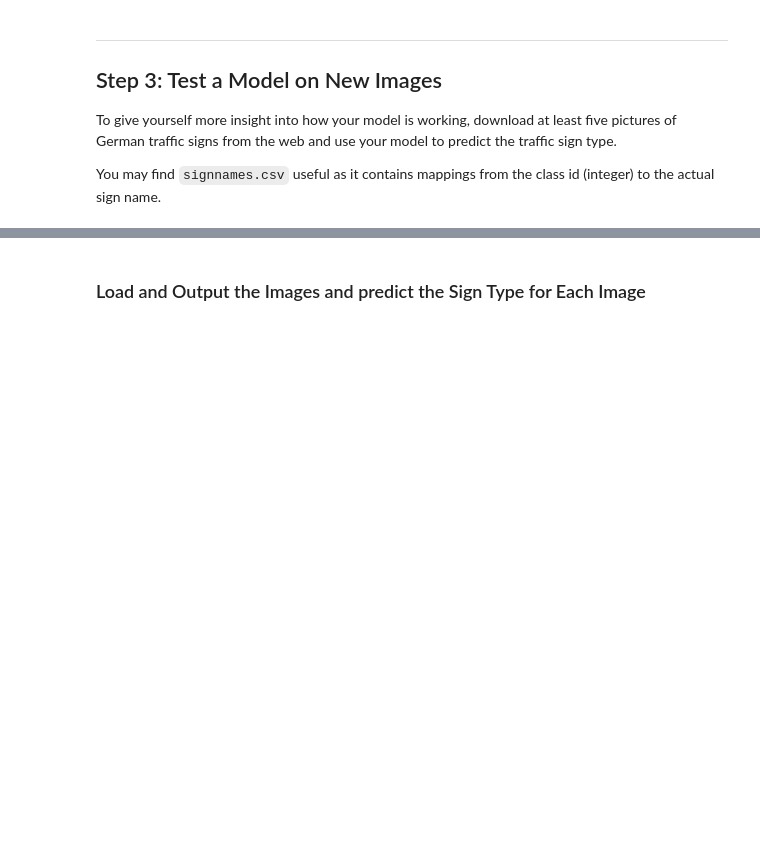
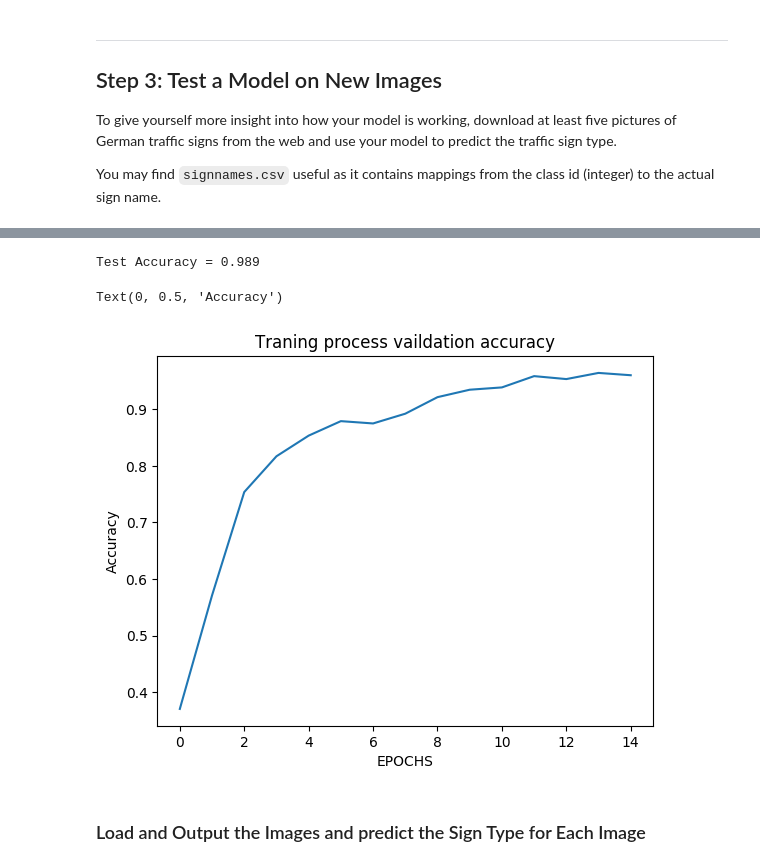
Before and after one commit to bessszilard/Udacity-Self-Driving-Car-Engineer-Nanodegree-Program, a Jupyter notebook: Project-3-Traffic-Sign-Classifier/Traffic_Sign_Classifier.ipynb, the cells around one changed output, grey strips where cells are left out. Drawn from its saved outputs; the diff is of its cells as text; code cells hidden in the pictures; blank space fills up the shorter version.

```diff
--- a/Project-3-Traffic-Sign-Classifier/Traffic_Sign_Classifier.ipynb
+++ b/Project-3-Traffic-Sign-Classifier/Traffic_Sign_Classifier.ipynb
@@ -539,3 +520,23 @@ Test Accuracy = 0.961
+# %%
+X_train, y_train = train['features'], train['labels']
+X_train = preprocess_multiple_images(X_train)
+# X_test = preprocess_multiple_images(X_test)
+with tf.Session() as sess:
+    saver.restore(sess, tf.train.latest_checkpoint('.'))
+
+    test_accuracy = evaluate(X_train, y_train)
+    print("Test Accuracy = {:.3f}".format(test_accuracy))
+# %% [output]
+Test Accuracy = 0.989
+# %%
+saveOveral_acc = overal_acc
+plt.plot(saveOveral_acc)
+plt.title("Traning process vaildation accuracy")
+plt.xlabel("EPOCHS")
+plt.ylabel("Accuracy")
+# %% [output]
+Text(0, 0.5, 'Accuracy')
+[figure, added]
 # %%
 def LeNet_predict(X_input):
     with tf.Session() as sess:
```
Also changed, not shown: parts of 6 cells of this notebook.
